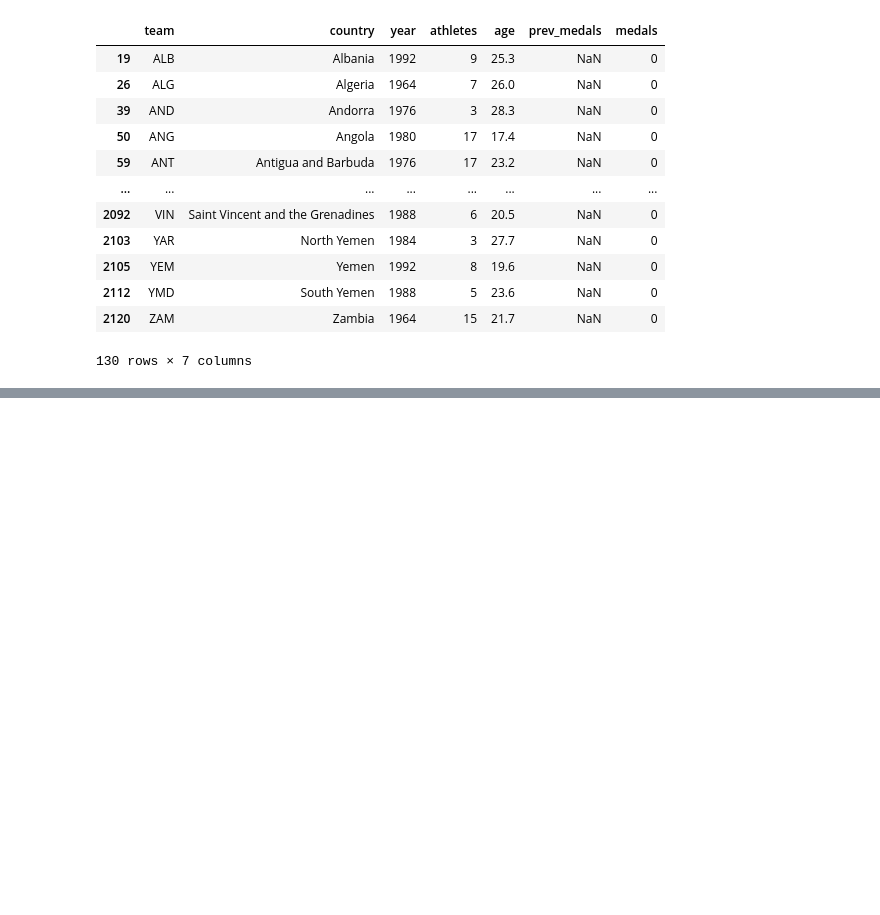
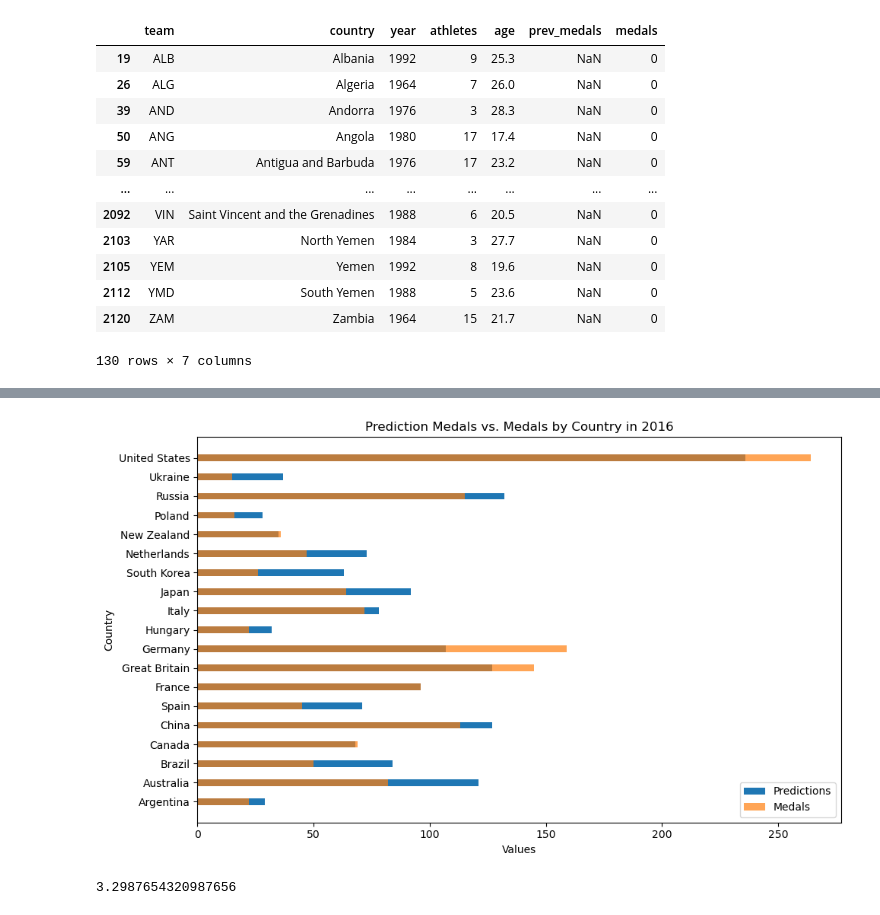
Before and after one commit to collinshen123/Olympics-ML, a Jupyter notebook: olympics.ipynb, the cells around one changed output, grey strips where cells are left out. Saved outputs shown, nothing was run; the diff lists cells and outputs as text; code cells hidden in the pictures; blank space fills up the shorter version.

Commit message:
prediction plot created

```diff
--- a/olympics.ipynb
+++ b/olympics.ipynb
@@ -80,0 +122,2 @@ teams[teams.isnull().any(axis=1)]
+# %%
+test['predictions'] = predictions
@@ -80,0 +140,7 @@ teams[teams.isnull().any(axis=1)]
+# %%
+test.loc[test['predictions'] < 0, 'predictions'] = 0
+# %%
+test['predictions'] = test['predictions'].round()
+# %%
+filtered = test[(test['athletes'] > 200) & (test['year'] == 2016)]
+filtered
@@ -80,0 +165,27 @@ teams[teams.isnull().any(axis=1)]
+# %%
+# sns.barplot(x='predictions', y='country', data=filtered, ci=False)bar_width = 0.35
+import matplotlib.pyplot as plt
+# Create a figure and axis
+
+bar_height = 0.35
+
+# Create a figure and axis
+fig, ax = plt.subplots(figsize=(10, 6))
+
+# Create bar positions for 'predictions' and 'medals'
+positions = range(len(filtered))
+predictions_bars = ax.barh(positions, filtered['predictions'], bar_height, label='Predictions')
+medals_bars = ax.barh(positions, filtered['medals'], bar_height, label='Medals', alpha=0.7)
+
+# Set the y-axis ticks and labels
+ax.set_yticks(positions)
+ax.set_yticklabels(filtered['country'])
+
+plt.ylabel('Country')
+plt.xlabel('Values')
+plt.title('Prediction Medals vs. Medals by Country in 2016')
+plt.legend()
+plt.tight_layout()
+plt.show()
+# %% [output]
+[figure, added]
@@ -80,0 +195,4 @@ teams[teams.isnull().any(axis=1)]
+# %%
+error
+# %% [output]
+3.2987654320987656
```
Also changed, not shown: parts of 27 cells of this notebook, 1 other file.
